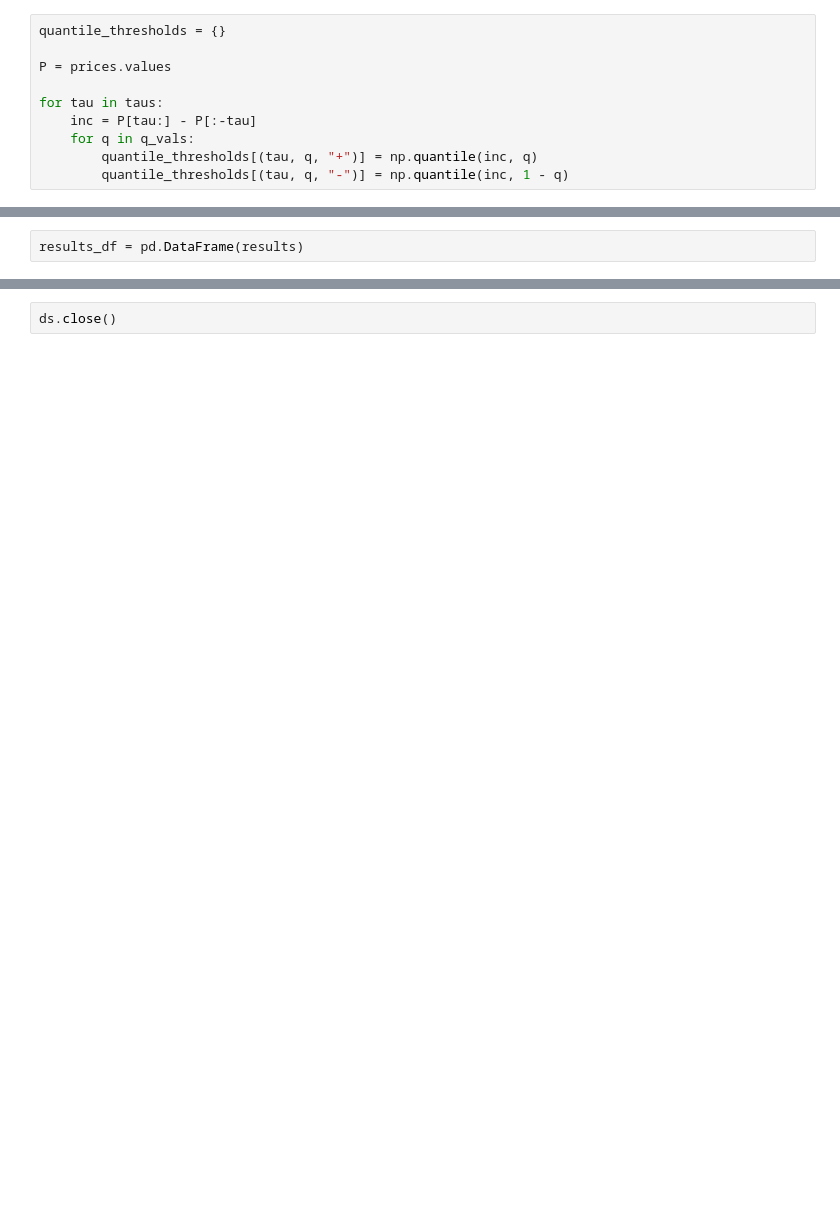
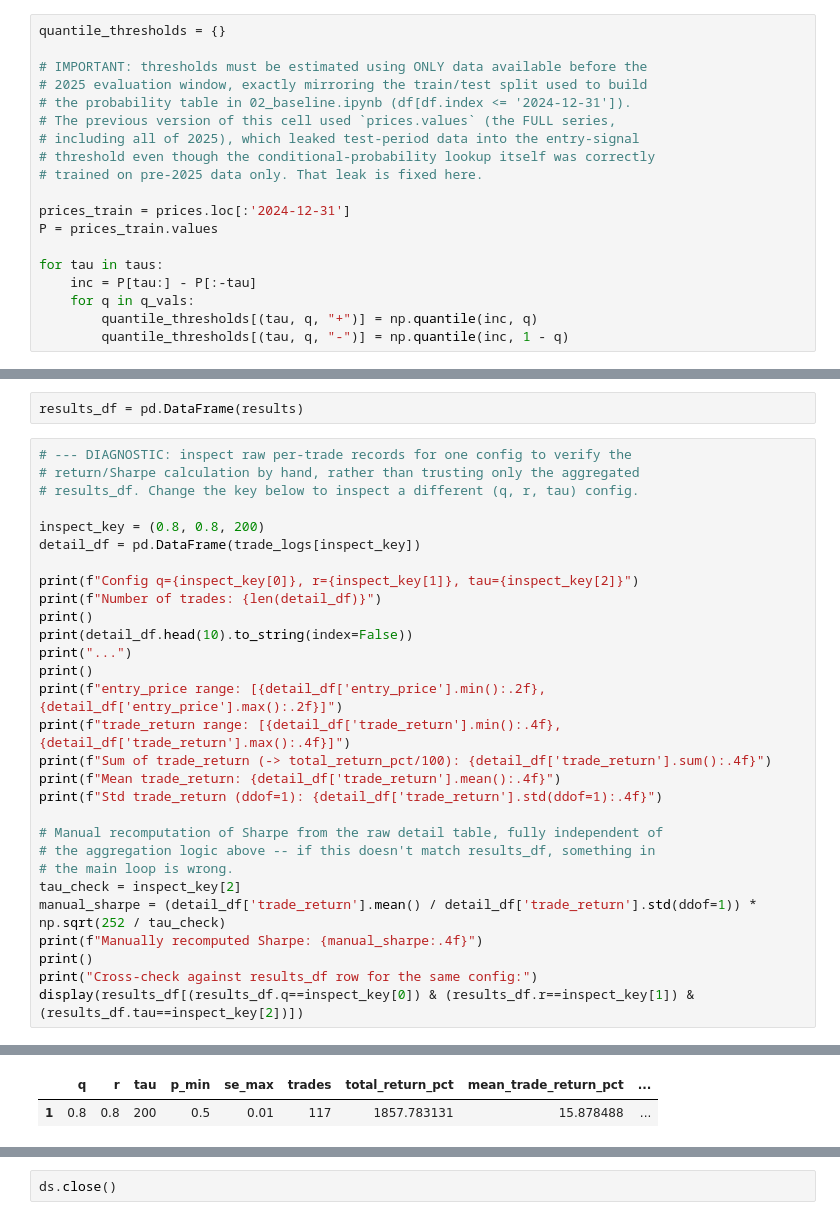
Before and after one commit to quantarram/quant-regime-research, a Jupyter notebook: notebooks/03_testing.ipynb, the cells around one changed output, grey strips where cells are left out. Cells and saved outputs as stored; diff of their text form; blank space fills up the shorter version.

```diff
--- a/notebooks/03_testing.ipynb
+++ b/notebooks/03_testing.ipynb
@@ -34,7 +34,16 @@ se_maxes = [0.01]
 # %%
 quantile_thresholds = {}
 
-P = prices.values
+# IMPORTANT: thresholds must be estimated using ONLY data available before the
+# 2025 evaluation window, exactly mirroring the train/test split used to build
+# the probability table in 02_baseline.ipynb (df[df.index <= '2024-12-31']).
+# The previous version of this cell used `prices.values` (the FULL series,
+# including all of 2025), which leaked test-period data into the entry-signal
+# threshold even though the conditional-probability lookup itself was correctly
+# trained on pre-2025 data only. That leak is fixed here.
+
+prices_train = prices.loc[:'2024-12-31']
+P = prices_train.values
 
 for tau in taus:
     inc = P[tau:] - P[:-tau]
@@ -121,3 +176,33 @@ for q, r, tau, p_min, se_max in product(
     })
 # %%
 results_df = pd.DataFrame(results)
+# %%
+# --- DIAGNOSTIC: inspect raw per-trade records for one config to verify the
+# return/Sharpe calculation by hand, rather than trusting only the aggregated
+# results_df. Change the key below to inspect a different (q, r, tau) config.
+
+inspect_key = (0.8, 0.8, 200)
+detail_df = pd.DataFrame(trade_logs[inspect_key])
+
+print(f"Config q={inspect_key[0]}, r={inspect_key[1]}, tau={inspect_key[2]}")
+print(f"Number of trades: {len(detail_df)}")
+print()
+print(detail_df.head(10).to_string(index=False))
+print("...")
+print()
+print(f"entry_price range: [{detail_df['entry_price'].min():.2f}, {detail_df['entry_price'].max():.2f}]")
+print(f"trade_return range: [{detail_df['trade_return'].min():.4f}, {detail_df['trade_return'].max():.4f}]")
+print(f"Sum of trade_return (-> total_return_pct/100): {detail_df['trade_return'].sum():.4f}")
+print(f"Mean trade_return: {detail_df['trade_return'].mean():.4f}")
+print(f"Std trade_return (ddof=1): {detail_df['trade_return'].std(ddof=1):.4f}")
+
+# Manual recomputation of Sharpe from the raw detail table, fully independent of
+# the aggregation logic above -- if this doesn't match results_df, something in
+# the main loop is wrong.
+tau_check = inspect_key[2]
+manual_sharpe = (detail_df['trade_return'].mean() / detail_df['trade_return'].std(ddof=1)) * np.sqrt(252 / tau_check)
+print(f"Manually recomputed Sharpe: {manual_sharpe:.4f}")
+print()
+print("Cross-check against results_df row for the same config:")
+display(results_df[(results_df.q==inspect_key[0]) & (results_df.r==inspect_key[1]) & (results_df.tau==inspect_key[2])])
+# %% [output]
@@ -123,0 +226,2 @@ results_df = pd.DataFrame(results)
+|  | q | r | tau | p_min | se_max | trades | total_return_pct | mean_trade_return_pct | ... |
+| 1 | 0.8 | 0.8 | 200 | 0.5 | 0.01 | 117 | 1857.783131 | 15.878488 | ... |
```
Also changed, not shown: parts of 8 cells of this notebook, 3 other files.
